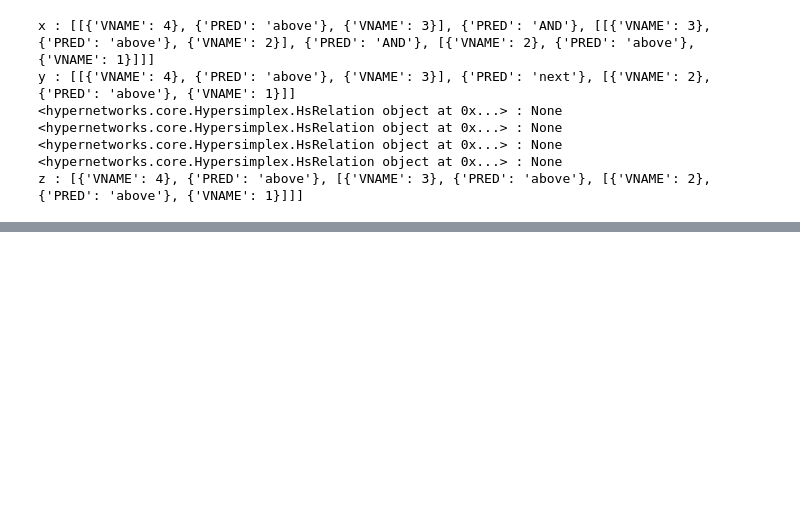
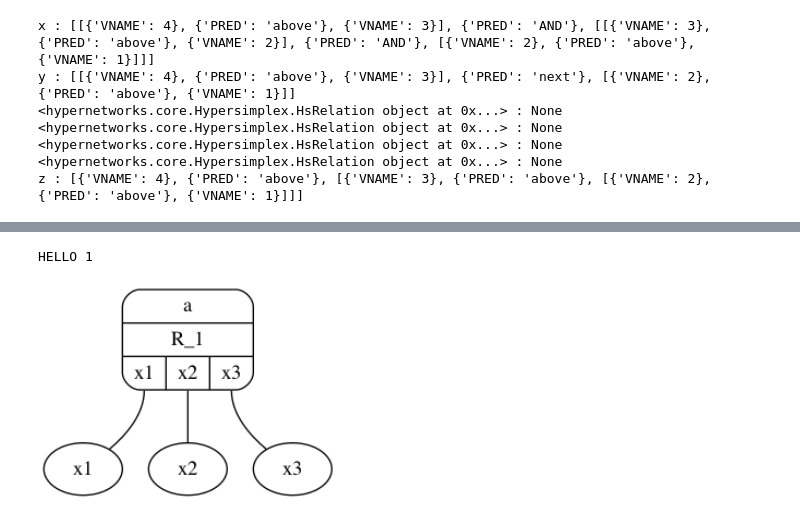
Before and after one commit to rdchar/Hora, a Jupyter notebook: examples/R.ipynb, the cells around one changed output, grey strips where cells are left out. Saved outputs shown, nothing was run; the diff lists cells and outputs as text; code cells hidden in the pictures; blank space fills up the shorter version.

```diff
--- a/examples/R.ipynb
+++ b/examples/R.ipynb
@@ -36,0 +94,12 @@ Image(filename='/tmp/hn.png', width=600, height=600)
+# %%
+hn = Hypernetwork()
+compile_hn(hn, parser, """
+    a={x1, x2; R_1}
+    a={x1, x2, x3; R_1}
+""")
+
+draw_hn(hn, fname="/tmp/hn", view=False)
+Image(filename='/tmp/hn.png', width=300, height=300)
+# %% [output]
+HELLO 1
+[figure, added]
```
Also changed, not shown: parts of 5 cells of this notebook, 10 other files.
